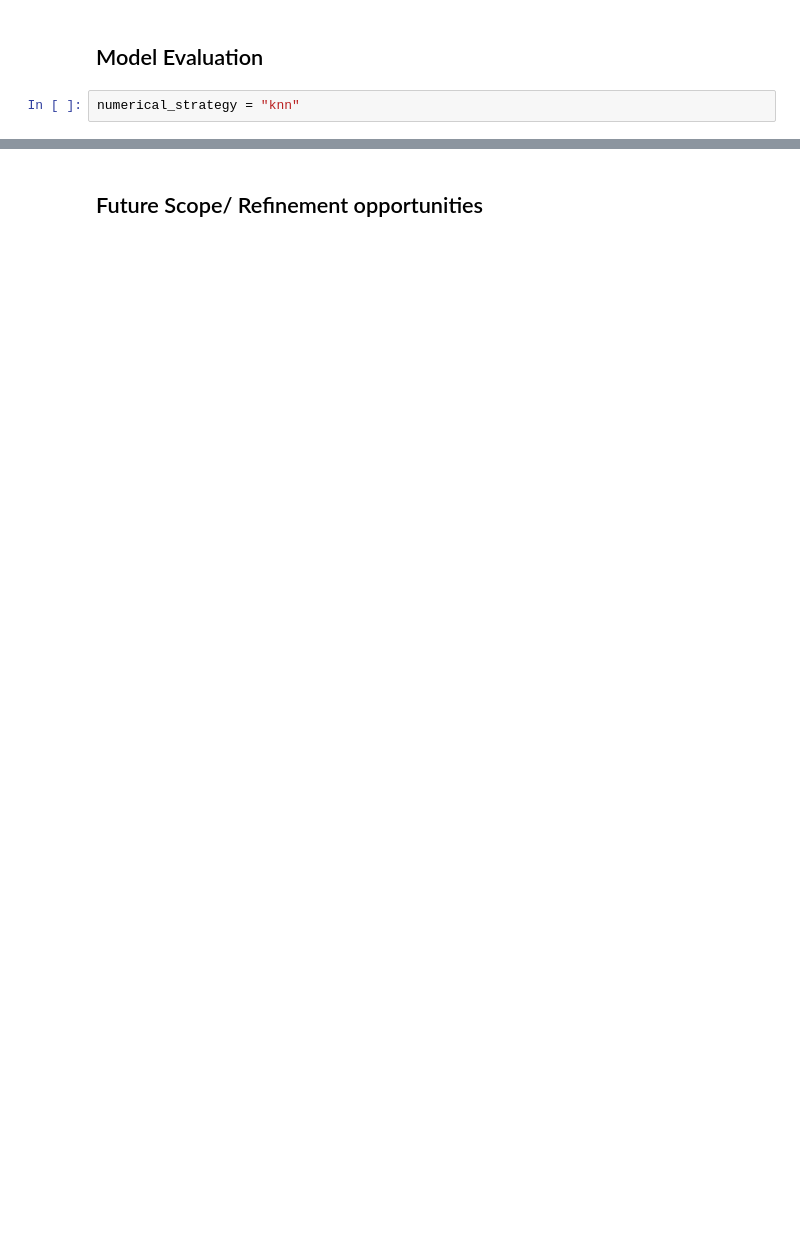
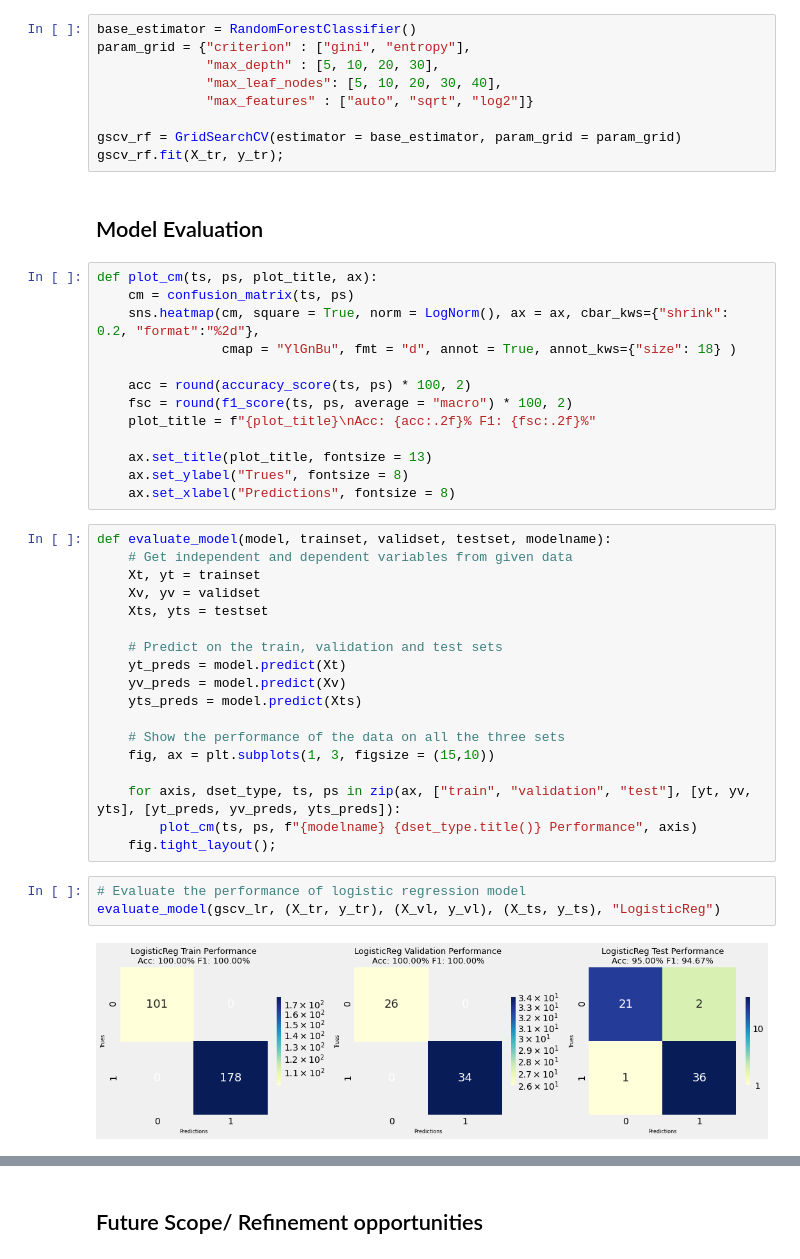
Before and after one commit to ElisonSherton/BITS_Group_117, a Jupyter notebook: DM/assignment1/ckd/DM Assignment.ipynb, the cells around one changed output, grey strips where cells are left out. Saved outputs shown, nothing was run; the diff lists cells and outputs as text; blank space fills up the shorter version.

Commit message:
Built models and added model evaluation code

```diff
--- a/DM/assignment1/ckd/DM Assignment.ipynb
+++ b/DM/assignment1/ckd/DM Assignment.ipynb
@@ -279,4 +317,47 @@ np.hstack([X_tr_num, X_tr_cat]).shape
+# %%
+base_estimator = RandomForestClassifier()
+param_grid = {"criterion" : ["gini", "entropy"],
+              "max_depth" : [5, 10, 20, 30],
+              "max_leaf_nodes": [5, 10, 20, 30, 40],
+              "max_features" : ["auto", "sqrt", "log2"]}
+
+gscv_rf = GridSearchCV(estimator = base_estimator, param_grid = param_grid)
+gscv_rf.fit(X_tr, y_tr);
 # %% [markdown]
 ## Model Evaluation
-# %%
-numerical_strategy = "knn"
+# %%
+def plot_cm(ts, ps, plot_title, ax):
+    cm = confusion_matrix(ts, ps)
+    sns.heatmap(cm, square = True, norm = LogNorm(), ax = ax, cbar_kws={"shrink": 0.2, "format":"%2d"},
+                cmap = "YlGnBu", fmt = "d", annot = True, annot_kws={"size": 18} )
+
+    acc = round(accuracy_score(ts, ps) * 100, 2)
+    fsc = round(f1_score(ts, ps, average = "macro") * 100, 2)
+    plot_title = f"{plot_title}\nAcc: {acc:.2f}% F1: {fsc:.2f}%"
+
+    ax.set_title(plot_title, fontsize = 13)
+    ax.set_ylabel("Trues", fontsize = 8)
+    ax.set_xlabel("Predictions", fontsize = 8)
+# %%
+def evaluate_model(model, trainset, validset, testset, modelname):
+    # Get independent and dependent variables from given data
+    Xt, yt = trainset
+    Xv, yv = validset
+    Xts, yts = testset
+
+    # Predict on the train, validation and test sets
+    yt_preds = model.predict(Xt)
+    yv_preds = model.predict(Xv)
+    yts_preds = model.predict(Xts)
+
+    # Show the performance of the data on all the three sets
+    fig, ax = plt.subplots(1, 3, figsize = (15,10))
+
+    for axis, dset_type, ts, ps in zip(ax, ["train", "validation", "test"], [yt, yv, yts], [yt_preds, yv_preds, yts_preds]):
+        plot_cm(ts, ps, f"{modelname} {dset_type.title()} Performance", axis)
+    fig.tight_layout();
+# %%
+# Evaluate the performance of logistic regression model
+evaluate_model(gscv_lr, (X_tr, y_tr), (X_vl, y_vl), (X_ts, y_ts), "LogisticReg")
+# %% [output]
+[figure, added]
```
Also changed, not shown: parts of 18 cells of this notebook.
